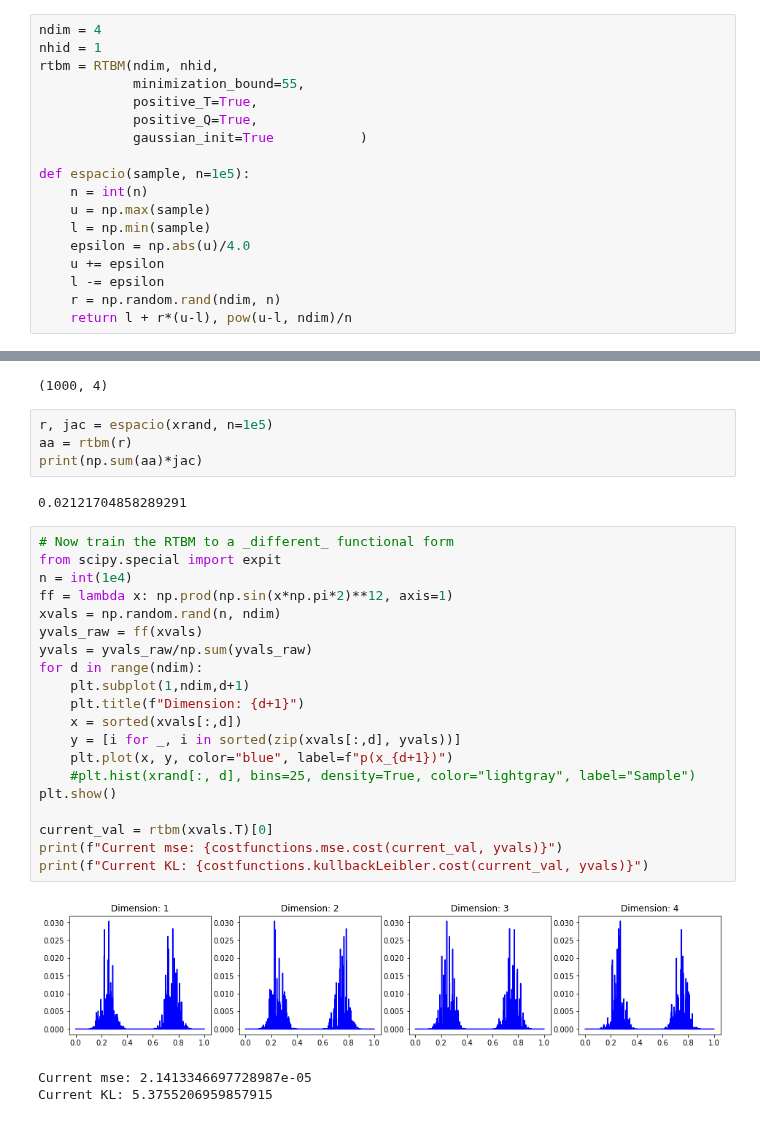
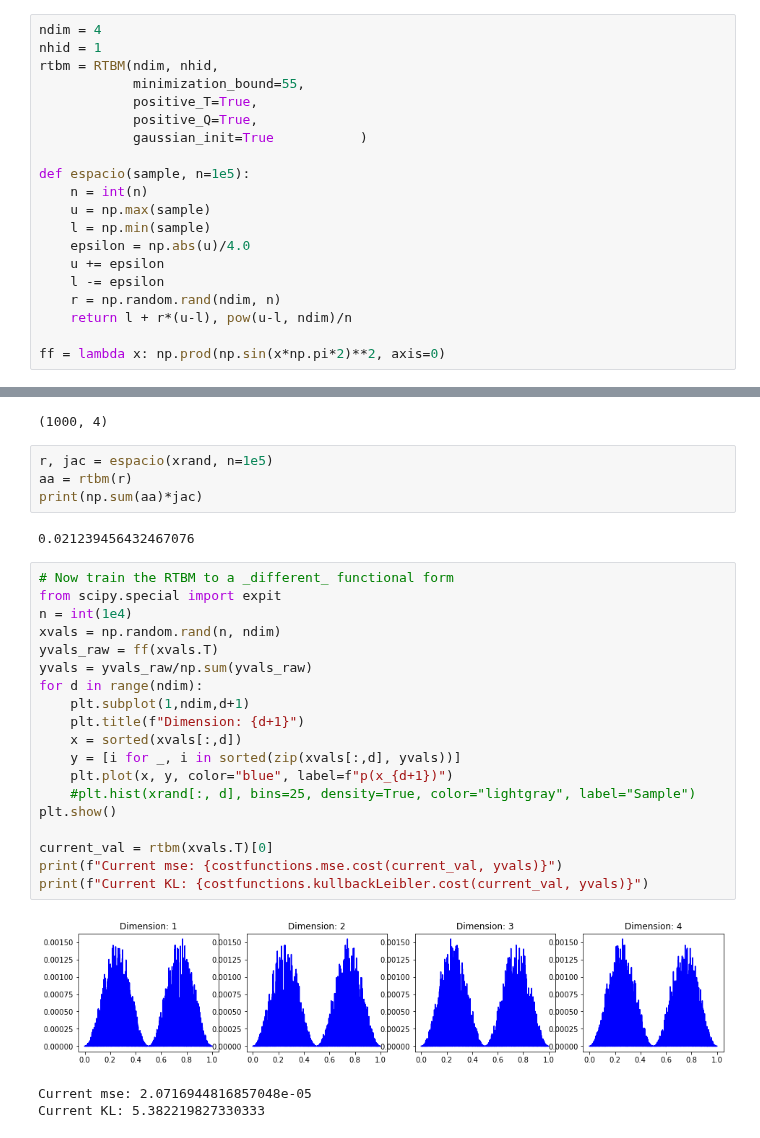
Before and after one commit to RiemannAI/theta, a Jupyter notebook: ThetaTests.ipynb, the cells around one changed output, grey strips where cells are left out. Drawn from its saved outputs; the diff is of its cells as text.

```diff
--- a/ThetaTests.ipynb
+++ b/ThetaTests.ipynb
@@ -23,6 +23,8 @@ def espacio(sample, n=1e5):
     l -= epsilon
     r = np.random.rand(ndim, n)
     return l + r*(u-l), pow(u-l, ndim)/n
+
+ff = lambda x: np.prod(np.sin(x*np.pi*2)**2, axis=0)
 # %%
 # Check that the integral integrates correctly
 if False:
@@ -111,31 +113,30 @@ r, jac = espacio(xrand, n=1e5)
 aa = rtbm(r)
 print(np.sum(aa)*jac)
 # %% [output]
-0.02121704858289291
+0.021239456432467076
 # %%
 # Now train the RTBM to a _different_ functional form
 from scipy.special import expit
 n = int(1e4)
-ff = lambda x: np.prod(np.sin(x*np.pi*2)**12, axis=1)
 xvals = np.random.rand(n, ndim)
-yvals_raw = ff(xvals)
+yvals_raw = ff(xvals.T)
 yvals = yvals_raw/np.sum(yvals_raw)
 for d in range(ndim):
     plt.subplot(1,ndim,d+1)
     plt.title(f"Dimension: {d+1}")
     x = sorted(xvals[:,d])
     y = [i for _, i in sorted(zip(xvals[:,d], yvals))]
     plt.plot(x, y, color="blue", label=f"p(x_{d+1})")
     #plt.hist(xrand[:, d], bins=25, density=True, color="lightgray", label="Sample")
 plt.show()
 
 current_val = rtbm(xvals.T)[0]
 print(f"Current mse: {costfunctions.mse.cost(current_val, yvals)}")
 print(f"Current KL: {costfunctions.kullbackLeibler.cost(current_val, yvals)}")
 # %% [output]
-[figure, old version]
+[figure, new version]
-Current mse: 2.1413346697728987e-05
-Current KL: 5.3755206959857915
+Current mse: 2.0716944816857048e-05
+Current KL: 5.382219827330333
 # %%
 nevt = int(1e7)
 xvals, px, xvals_originals = rtbm.make_sample_rho(nevt)
```
Also changed, not shown: parts of 4 cells of this notebook, 1 other file.
